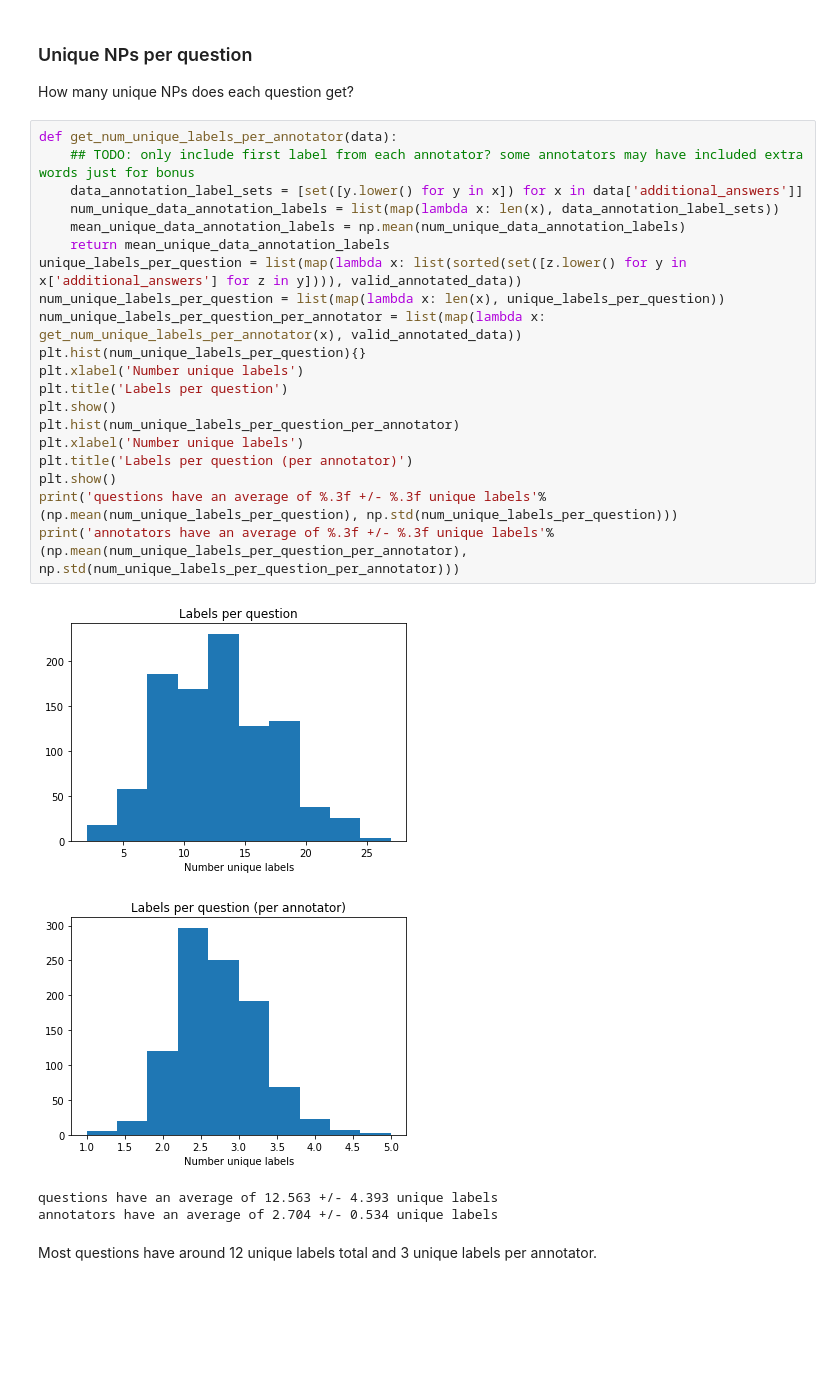
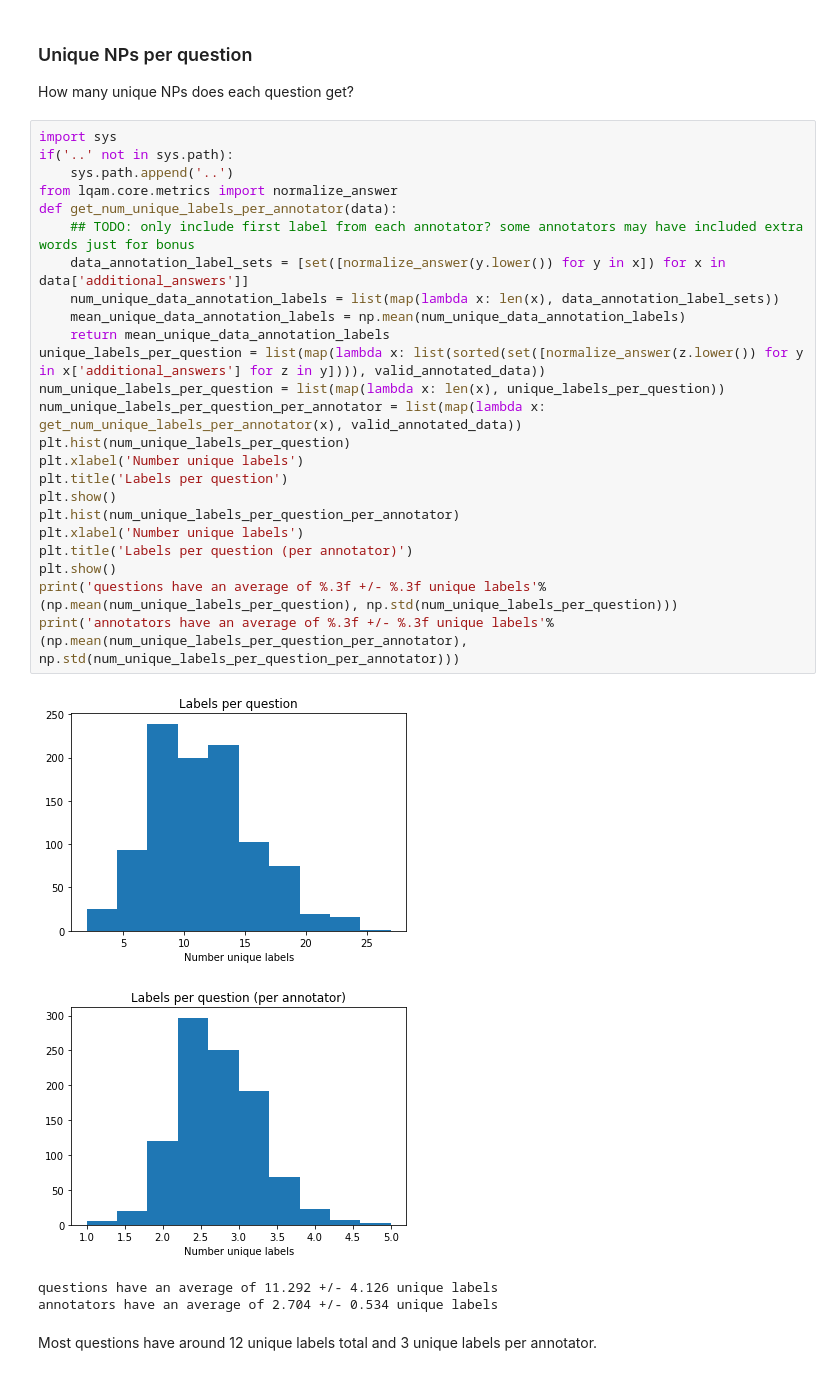
Before and after one commit to MichiganNLP/video-fill-in-the-blank, a Jupyter notebook: notebooks/compute_annotator_statistics.ipynb, the cells around one changed output. Saved outputs shown, nothing was run; the diff lists cells and outputs as text; blank space fills up the shorter version.

```diff
--- a/notebooks/compute_annotator_statistics.ipynb
+++ b/notebooks/compute_annotator_statistics.ipynb
@@ -236,29 +239,33 @@ The longest NPs for the annotation labels tend to have coordination (`a man in s
 ### Unique NPs per question
 How many unique NPs does each question get?
 # %%
+import sys
+if('..' not in sys.path):
+    sys.path.append('..')
+from lqam.core.metrics import normalize_answer
 def get_num_unique_labels_per_annotator(data):
     ## TODO: only include first label from each annotator? some annotators may have included extra words just for bonus
-    data_annotation_label_sets = [set([y.lower() for y in x]) for x in data['additional_answers']]
+    data_annotation_label_sets = [set([normalize_answer(y.lower()) for y in x]) for x in data['additional_answers']]
     num_unique_data_annotation_labels = list(map(lambda x: len(x), data_annotation_label_sets))
     mean_unique_data_annotation_labels = np.mean(num_unique_data_annotation_labels)
     return mean_unique_data_annotation_labels
-unique_labels_per_question = list(map(lambda x: list(sorted(set([z.lower() for y in x['additional_answers'] for z in y]))), valid_annotated_data))
+unique_labels_per_question = list(map(lambda x: list(sorted(set([normalize_answer(z.lower()) for y in x['additional_answers'] for z in y]))), valid_annotated_data))
 num_unique_labels_per_question = list(map(lambda x: len(x), unique_labels_per_question))
 num_unique_labels_per_question_per_annotator = list(map(lambda x: get_num_unique_labels_per_annotator(x), valid_annotated_data))
-plt.hist(num_unique_labels_per_question){}
+plt.hist(num_unique_labels_per_question)
 plt.xlabel('Number unique labels')
 plt.title('Labels per question')
 plt.show()
 plt.hist(num_unique_labels_per_question_per_annotator)
 plt.xlabel('Number unique labels')
 plt.title('Labels per question (per annotator)')
 plt.show()
 print('questions have an average of %.3f +/- %.3f unique labels'%(np.mean(num_unique_labels_per_question), np.std(num_unique_labels_per_question)))
 print('annotators have an average of %.3f +/- %.3f unique labels'%(np.mean(num_unique_labels_per_question_per_annotator), np.std(num_unique_labels_per_question_per_annotator)))
 # %% [output]
-[figure, old version]
+[figure, new version]
 [figure]
-questions have an average of 12.563 +/- 4.393 unique labels
+questions have an average of 11.292 +/- 4.126 unique labels
 annotators have an average of 2.704 +/- 0.534 unique labels
 # %% [markdown]
 Most questions have around 12 unique labels total and 3 unique labels per annotator.
```
Also changed, not shown: parts of 12 cells of this notebook.
